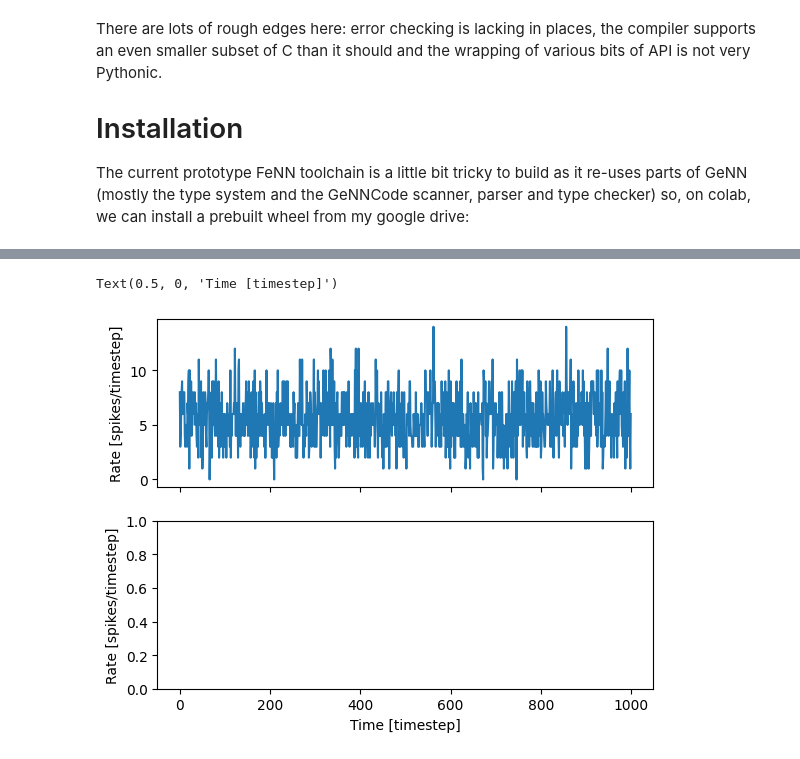
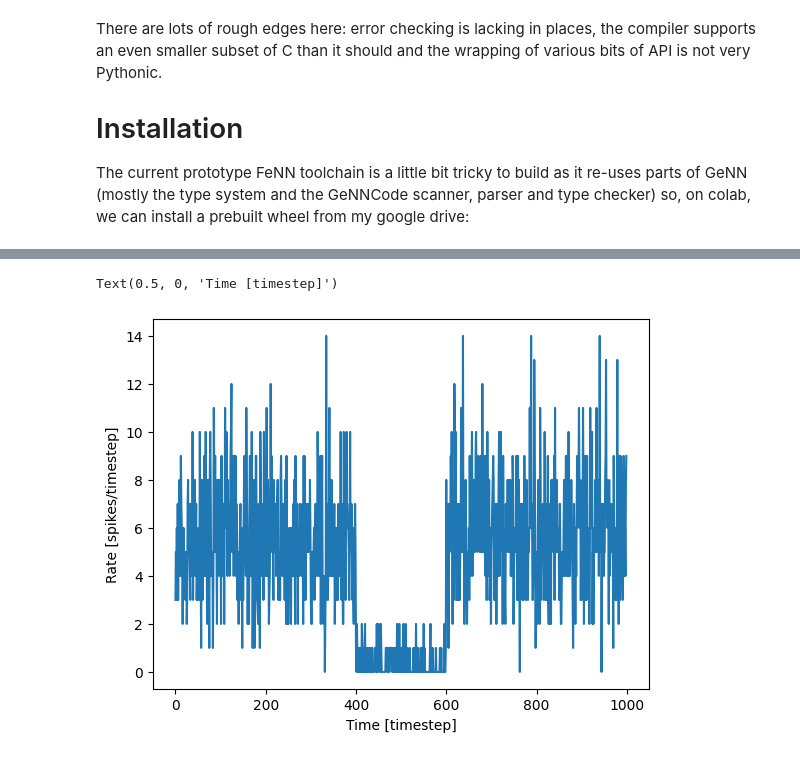
Before and after one commit to neworderofjamie/riscv_ise, a Jupyter notebook: tutorials/alif.ipynb, the cells around one changed output, grey strips where cells are left out. Cells and saved outputs as stored; diff of their text form; code cells hidden in the pictures.

```diff
--- a/tutorials/alif.ipynb
+++ b/tutorials/alif.ipynb
@@ -36,31 +35,21 @@ num_timesteps = 1000
 # %%
 # Generate poisson data with two periods of average firing interspersed by background
 data = np.zeros(num_timesteps)
-data[0:1000] = np.random.poisson(rate, 1000)
-"""
-data[0:2000] = np.random.poisson(rate, 2000)
-data[2000:4000] = np.random.poisson(background_rate, 2000)
-data[4000:5000] = np.random.poisson(rate, 1000)
+data[0:400] = np.random.poisson(rate, 400)
+data[400:600] = np.random.poisson(background_rate, 200)
+data[600:] = np.random.poisson(rate, 400)
 
-data_bad = np.zeros(num_timesteps)
-data_bad[0:2000] = np.random.poisson(rate, 2000)
-data_bad[2000:4000] = np.random.poisson(rate * 1.4, 2000)
-data_bad[4000:5000] = np.random.poisson(rate * 1.7, 1000)
-"""
 repeated_data = np.repeat(data[:,None], 32, axis=1).astype(np.int16)
-#repeated_data_bad = np.repeat(data_bad[:,None], 32, axis=1).astype(np.int16)
 # %%
-fig, axes = plt.subplots(2, sharex=True)
+fig, axis = plt.subplots()
 
-axes[0].plot(data)
-#axes[1].plot(data_bad)
+axis.plot(data)
 
-axes[0].set_ylabel("Rate [spikes/timestep]")
-axes[1].set_ylabel("Rate [spikes/timestep]")
-axes[1].set_xlabel("Time [timestep]")
+axis.set_ylabel("Rate [spikes/timestep]")
+axis.set_xlabel("Time [timestep]")
 # %% [output]
 Text(0.5, 0, 'Time [timestep]')
-[figure, old version]
+[figure, new version]
 # %%
 class Copy:
     def __init__(self, source: Variable, num_timesteps: int = 1):
```
Also changed, not shown: parts of 6 cells of this notebook.
